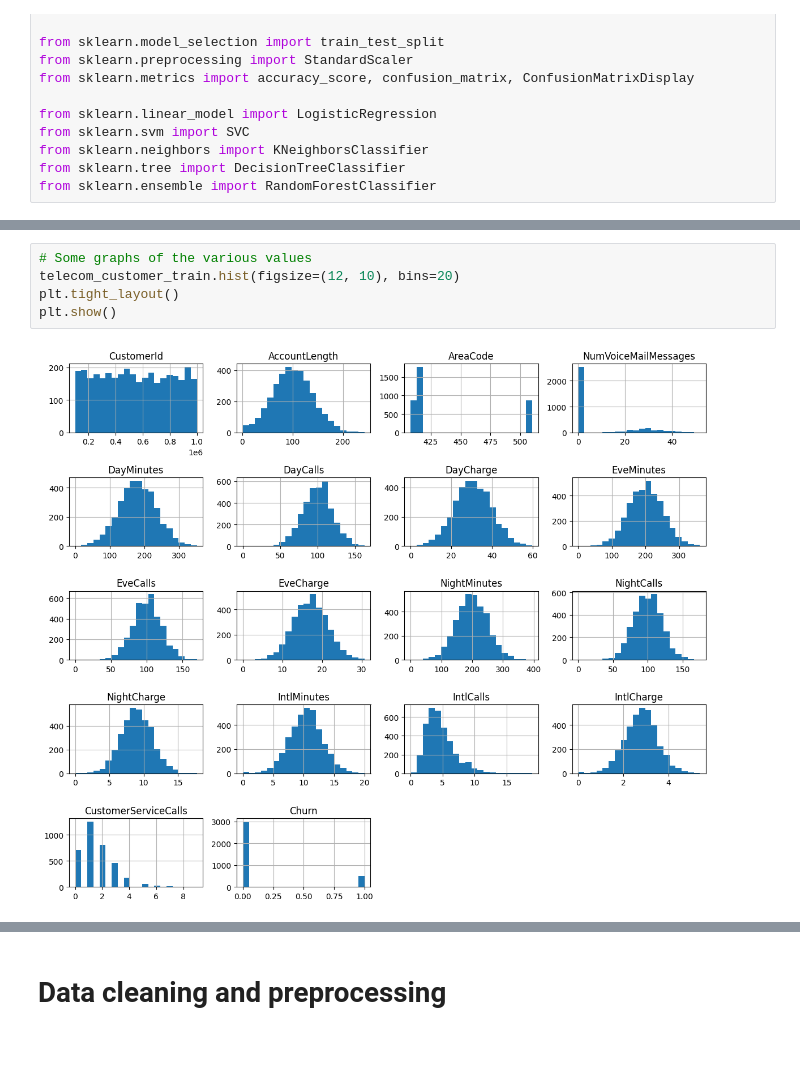
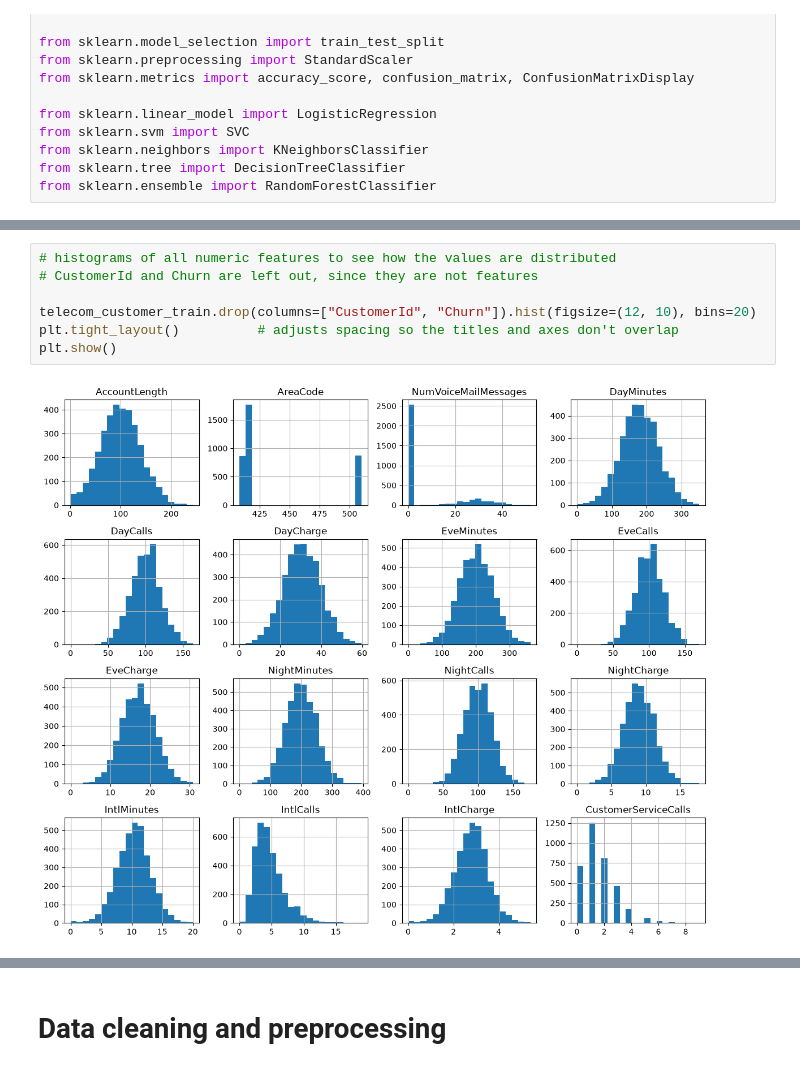
Before and after one commit to sondre04aasheim-spec/Deliverable_4_DAT200, a Jupyter notebook: CA4_template_group_30.ipynb, the cells around one changed output, grey strips where cells are left out. Drawn from its saved outputs; the diff is of its cells as text.

Commit message:
improving data exploration & visualisation

```diff
--- a/CA4_template_group_30.ipynb
+++ b/CA4_template_group_30.ipynb
@@ -114,7 +130,9 @@ np.int64(495)
 # %%
-# Some graphs of the various values
-telecom_customer_train.hist(figsize=(12, 10), bins=20)
-plt.tight_layout()
+# histograms of all numeric features to see how the values are distributed
+# CustomerId and Churn are left out, since they are not features
+
+telecom_customer_train.drop(columns=["CustomerId", "Churn"]).hist(figsize=(12, 10), bins=20)
+plt.tight_layout()          # adjusts spacing so the titles and axes don't overlap
 plt.show()
 # %% [output]
-[figure, old version]
+[figure, new version]
```
Also changed, not shown: parts of 17 cells of this notebook.
